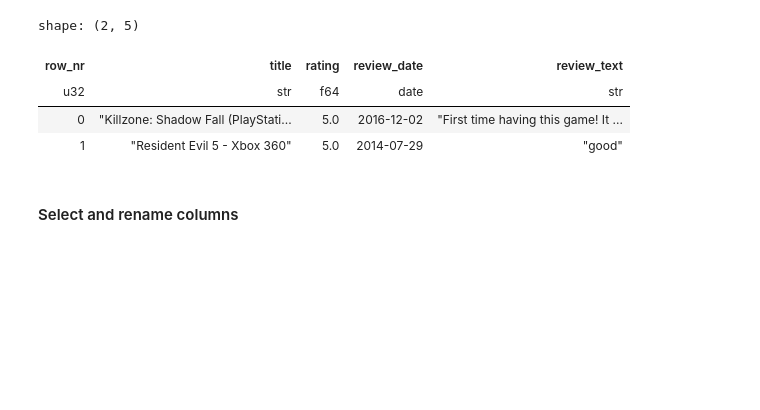
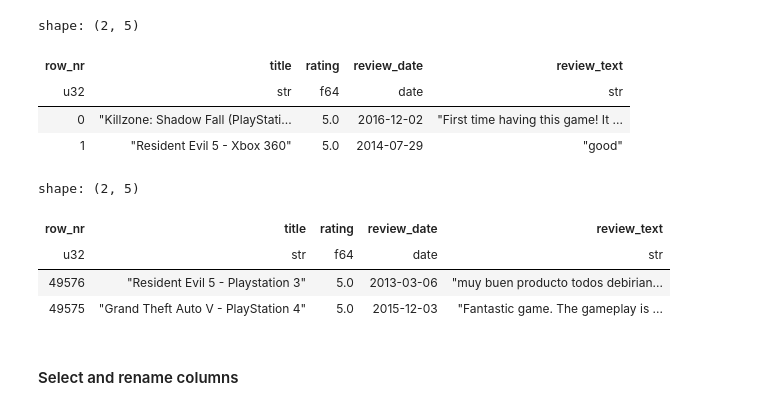
Before and after one commit to PacktPublishing/Data-Analysis-with-Polars, a Jupyter notebook: chapter_02/01_dataframes.ipynb, the cells around one changed output. Cells and saved outputs as stored; diff of their text form; code cells hidden in the pictures; blank space fills up the shorter version.

```diff
--- a/chapter_02/01_dataframes.ipynb
+++ b/chapter_02/01_dataframes.ipynb
@@ -210,6 +165,15 @@ shape: (2, 5)
 | u32 | str | f64 | date | str |
 | 0 | "Killzone: Shadow Fall (PlayStati... | 5.0 | 2016-12-02 | "First time having this game! It ... |
 | 1 | "Resident Evil 5 - Xbox 360" | 5.0 | 2014-07-29 | "good" |
+# %%
+# Add a row number to the dataframe, then sort in reverse order
+video_games_reviews.with_row_count().reverse().head(2)
+# %% [output]
+shape: (2, 5)
+| row_nr | title | rating | review_date | review_text |
+| u32 | str | f64 | date | str |
+| 49576 | "Resident Evil 5 - Playstation 3" | 5.0 | 2013-03-06 | "muy buen producto todos debirian... |
+| 49575 | "Grand Theft Auto V - PlayStation 4" | 5.0 | 2015-12-03 | "Fantastic game. The gameplay is ... |
 # %% [markdown]
 #### Select and rename columns
 # %% [markdown]
```
Also changed, not shown: parts of 46 cells of this notebook.
